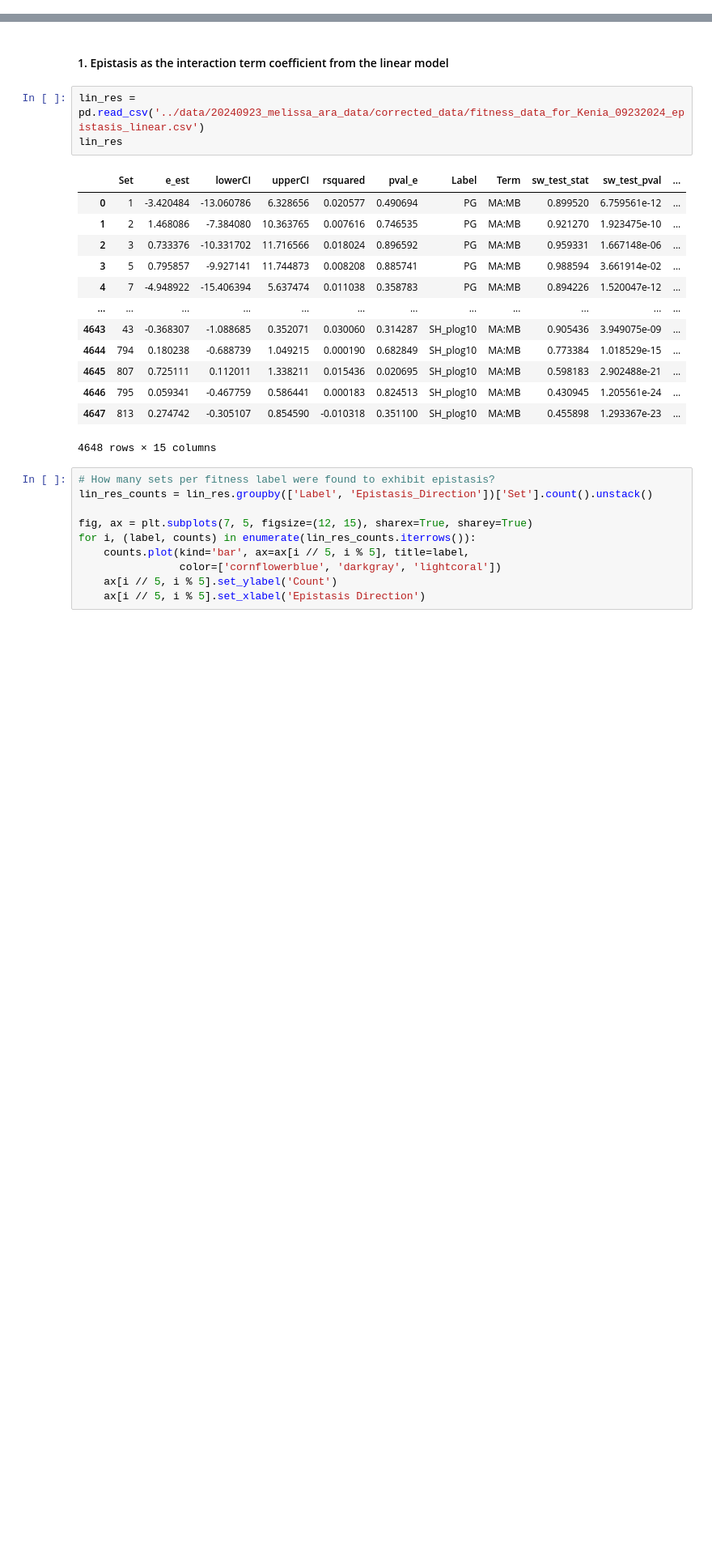
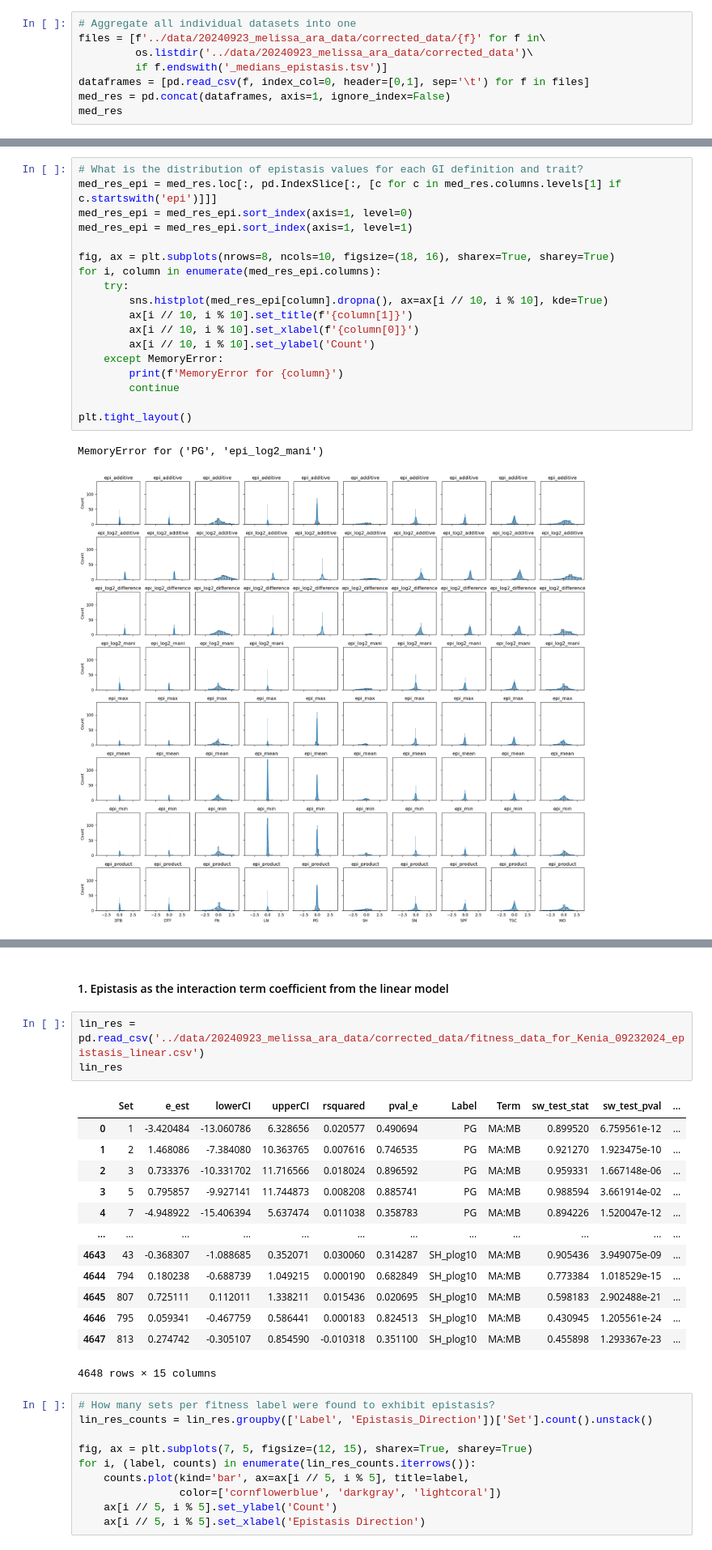
Before and after one commit to ksegaba/ara-kinase-prediction, a Jupyter notebook: code/0d_summarize_epistasis_results.ipynb, the cells around one changed output, grey strips where cells are left out. Shown at 81% size. Cells and saved outputs as stored; diff of their text form; blank space fills up the shorter version.

```diff
--- a/code/0d_summarize_epistasis_results.ipynb
+++ b/code/0d_summarize_epistasis_results.ipynb
@@ -10,0 +42,8 @@ import seaborn as sns
+# %%
+# Aggregate all individual datasets into one
+files = [f'../data/20240923_melissa_ara_data/corrected_data/{f}' for f in\
+         os.listdir('../data/20240923_melissa_ara_data/corrected_data')\
+         if f.endswith('_medians_epistasis.tsv')]
+dataframes = [pd.read_csv(f, index_col=0, header=[0,1], sep='\t') for f in files]
+med_res = pd.concat(dataframes, axis=1, ignore_index=False)
+med_res
@@ -10,0 +66,21 @@ import seaborn as sns
+# %%
+# What is the distribution of epistasis values for each GI definition and trait?
+med_res_epi = med_res.loc[:, pd.IndexSlice[:, [c for c in med_res.columns.levels[1] if c.startswith('epi')]]]
+med_res_epi = med_res_epi.sort_index(axis=1, level=0)
+med_res_epi = med_res_epi.sort_index(axis=1, level=1)
+
+fig, ax = plt.subplots(nrows=8, ncols=10, figsize=(18, 16), sharex=True, sharey=True)
+for i, column in enumerate(med_res_epi.columns):
+    try:
+        sns.histplot(med_res_epi[column].dropna(), ax=ax[i // 10, i % 10], kde=True)
+        ax[i // 10, i % 10].set_title(f'{column[1]}')
+        ax[i // 10, i % 10].set_xlabel(f'{column[0]}')
+        ax[i // 10, i % 10].set_ylabel('Count')
+    except MemoryError:
+        print(f'MemoryError for {column}')
+        continue
+
+plt.tight_layout()
+# %% [output]
+MemoryError for ('PG', 'epi_log2_mani')
+[figure, added]
```
Also changed, not shown: parts of 13 cells of this notebook.
